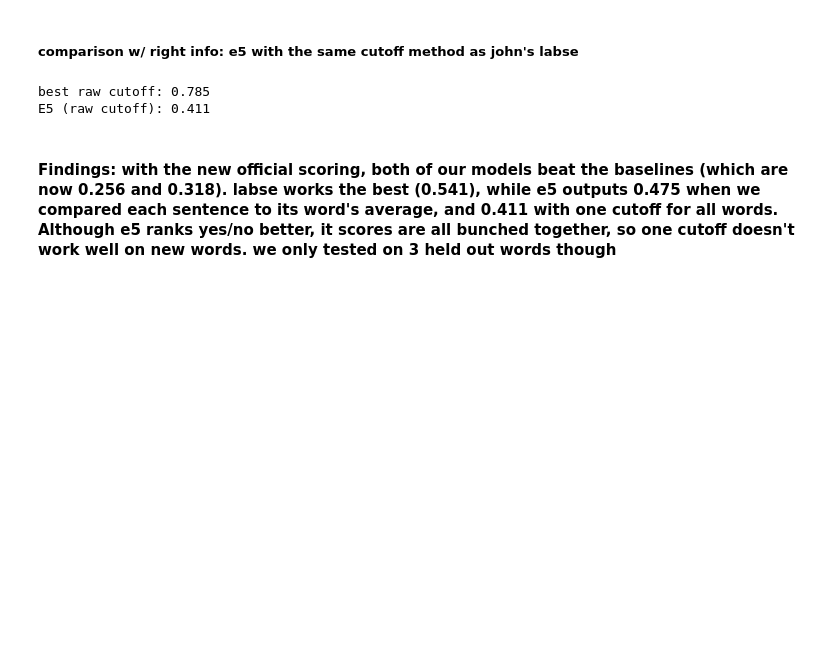
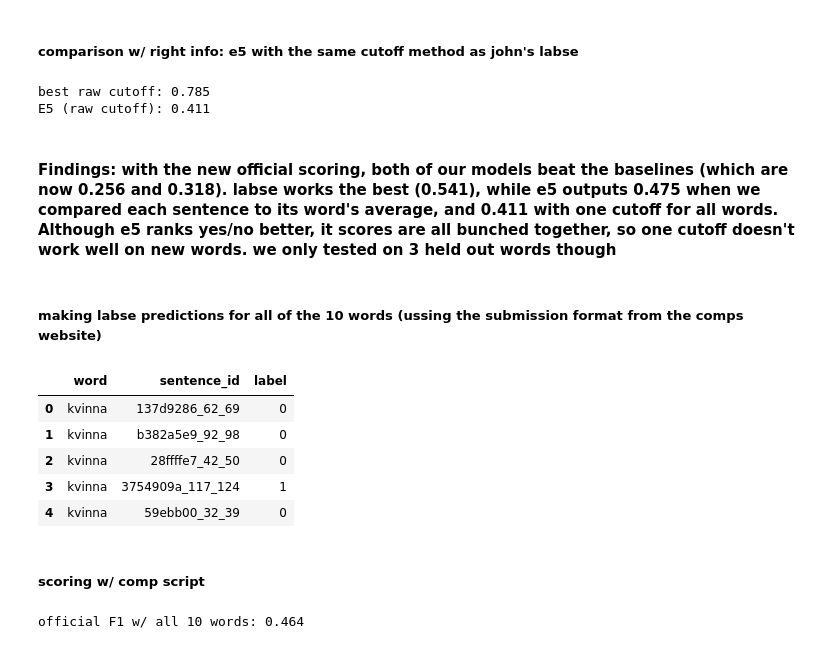
Before and after one commit to afridorian/semantic-change-over-time, a Jupyter notebook: src/swedish_subtask2.ipynb, the cells around one changed output. Saved outputs shown, nothing was run; the diff lists cells and outputs as text; code cells hidden in the pictures; blank space fills up the shorter version.

```diff
--- a/src/swedish_subtask2.ipynb
+++ b/src/swedish_subtask2.ipynb
@@ -456,3 +452,34 @@ best raw cutoff: 0.785
 E5 (raw cutoff): 0.411
 # %% [markdown]
 #### Findings: with the new official scoring, both of our models beat the baselines (which are now 0.256 and 0.318). labse works the best (0.541), while e5 outputs 0.475 when we compared each sentence to its word's average, and 0.411 with one cutoff for all words. Although e5 ranks yes/no better, it scores are all bunched together, so one cutoff doesn't work well on new words. we only tested on 3 held out words though
+# %% [markdown]
+##### making labse predictions for all of the 10 words (ussing the submission format from the comps website)
+# %%
+labse_predictions = data[["word", "sentence_id"]].copy()
+labse_predictions["label"] = (data["similarity"] >= best_threshold).astype(int)
+
+!mkdir -p ../outputs/predictions/SV
+labse_predictions.to_json("../outputs/predictions/SV/SV_subtask2_labse.jsonl", orient="records", lines=True)
+labse_predictions.head()
+# %% [output]
+|  | word | sentence_id | label |
+| 0 | kvinna | 137d9286_62_69 | 0 |
+| 1 | kvinna | b382a5e9_92_98 | 0 |
+| 2 | kvinna | 28ffffe7_42_50 | 0 |
+| 3 | kvinna | 3754909a_117_124 | 1 |
+| 4 | kvinna | 59ebb00_32_39 | 0 |
+# %% [markdown]
+##### scoring w/ comp script
+# %%
+import sys
+sys.path.insert(0, "evaluation/python-bcubed")
+sys.path.insert(0, "evaluation/semeval2027-task3")
+from evaluation import evaluate_subtask2
+
+official_score = evaluate_subtask2(
+    Path("../data/raw/development-swedish/subtask2.jsonl"),
+    Path("../outputs/predictions/SV/SV_subtask2_labse.jsonl")
+)
+print("official F1 w/ all 10 words:", round(official_score, 3))
+# %% [output]
+official F1 w/ all 10 words: 0.464
```
Also changed, not shown: parts of 9 cells of this notebook.
